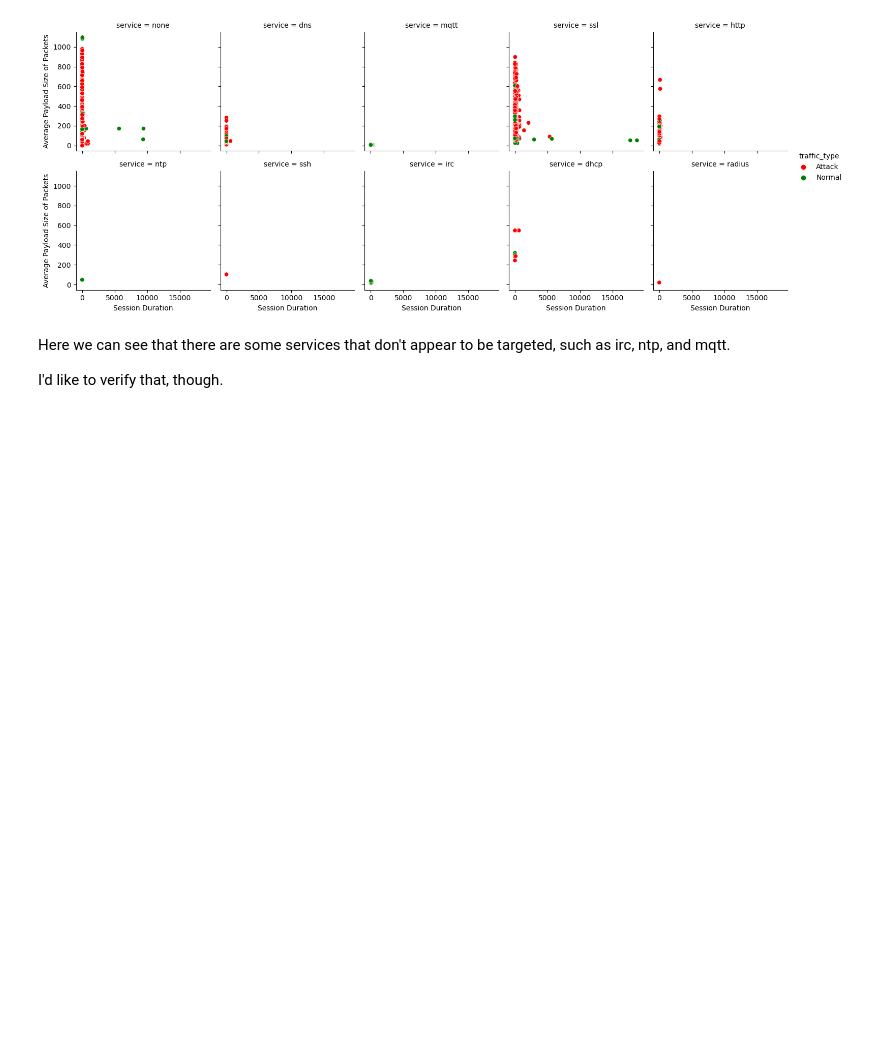
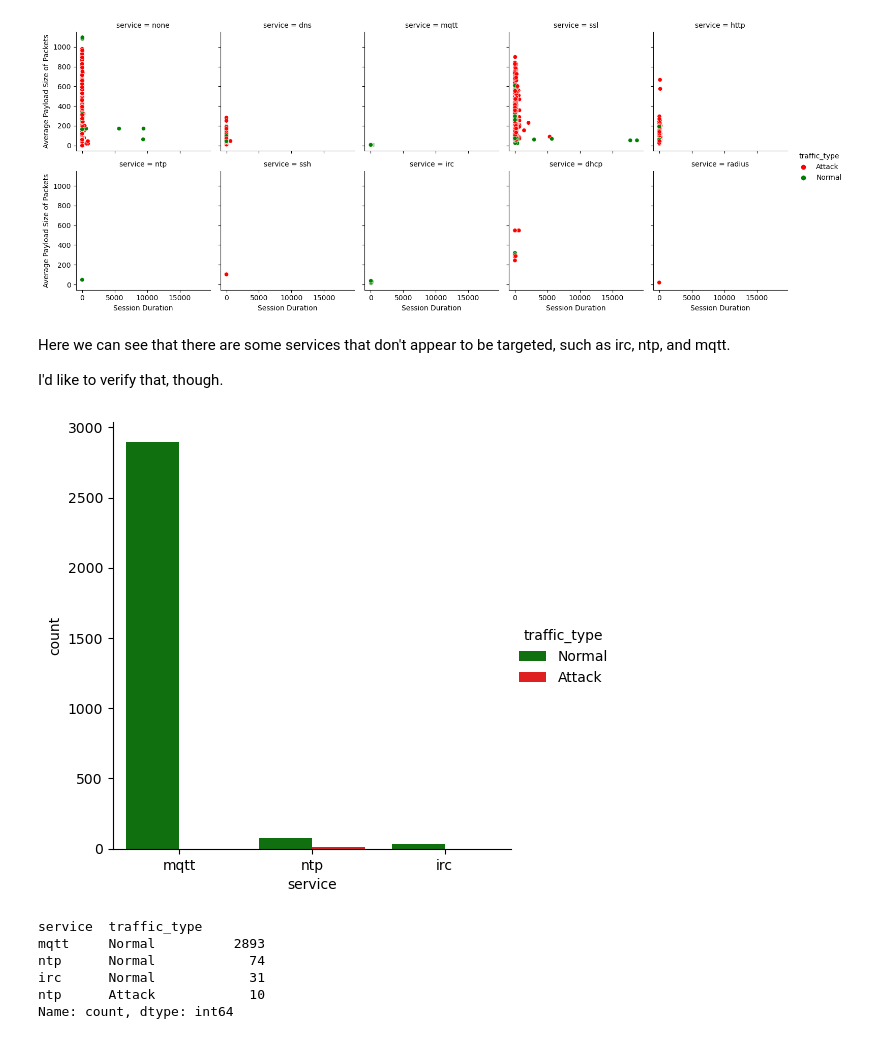
Before and after one commit to Michael-Nelson361/RT-IOT2022, a Jupyter notebook: explore.ipynb, the cells around one changed output. Drawn from its saved outputs; the diff is of its cells as text; code cells hidden in the pictures; blank space fills up the shorter version.

```diff
--- a/explore.ipynb
+++ b/explore.ipynb
@@ -97,7 +112,22 @@ Here we can see that there are some services that don't appear to be targeted, s
 I'd like to verify that, though.
 # %%
 sns.catplot(
-
+    kind='count',
+    data=train[train['service'].isin(['irc', 'mqtt', 'ntp'])],
+    x='service',
+    hue='traffic_type',
+    palette={"Attack": "red", "Normal": "green"}
 )
 
 plt.show()
+
+# Show the raw data
+train[train['service'].isin(['irc', 'mqtt', 'ntp'])][['service','traffic_type']].value_counts()
+# %% [output]
+[figure, added]
+service  traffic_type
+mqtt     Normal          2893
+ntp      Normal            74
+irc      Normal            31
+ntp      Attack            10
+Name: count, dtype: int64
```
Also changed, not shown: parts of 13 cells of this notebook.
